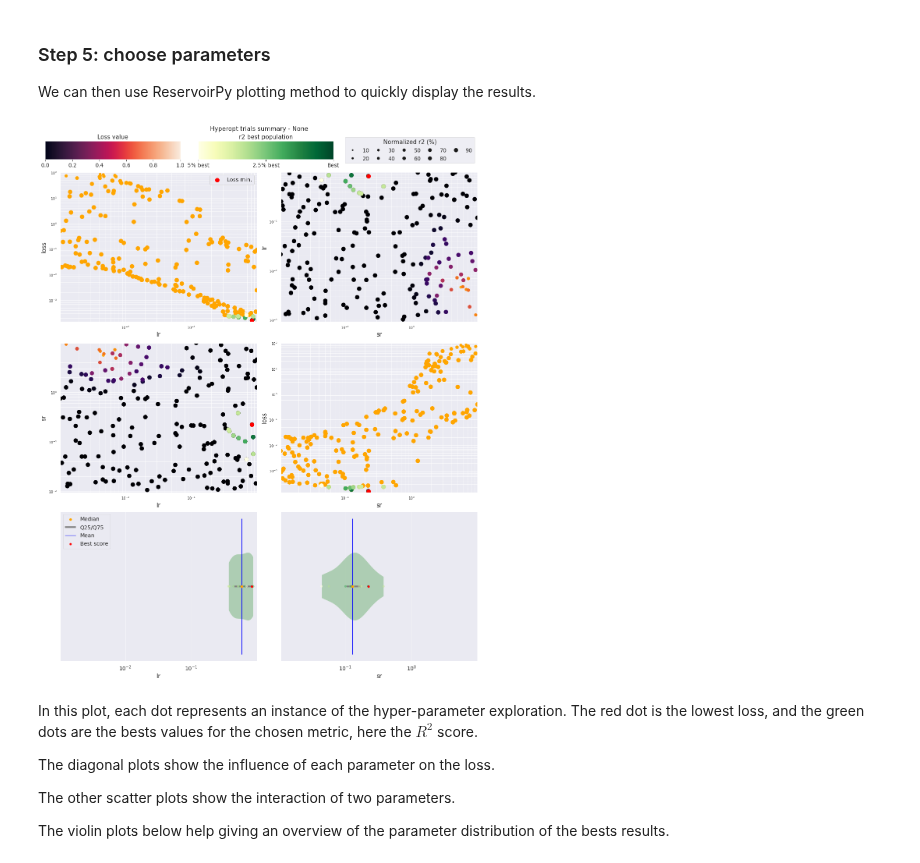
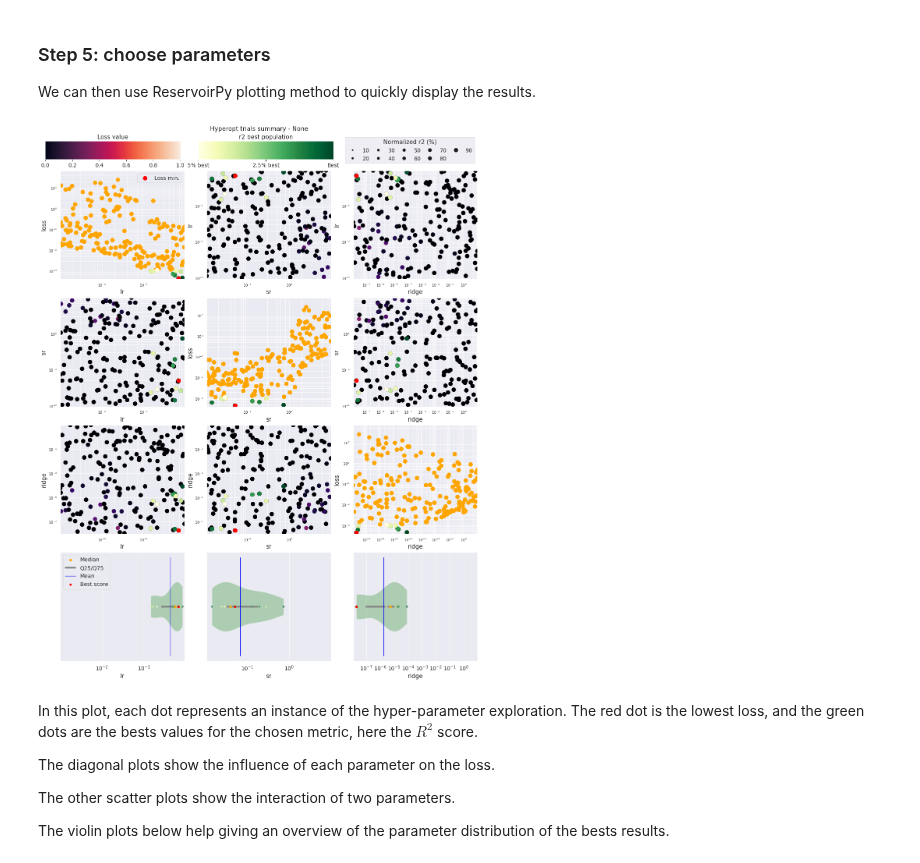
Before and after one commit to reservoirpy/reservoirpy, a Jupyter notebook: docs/source/user_guide/hyper.ipynb, the cells around one changed output. Saved outputs shown, nothing was run; the diff lists cells and outputs as text; code cells hidden in the pictures.

Commit message:
Doc: Added ridge exploration in the hyperparameter guide

```diff
--- a/docs/source/user_guide/hyper.ipynb
+++ b/docs/source/user_guide/hyper.ipynb
@@ -280,13 +280,13 @@ hyperopt_config = {
     "hp_max_evals": 200,              # the number of differents sets of parameters hyperopt has to try
     "hp_method": "random",            # the method used by hyperopt to chose those sets (see below)
     "seed": 42,                       # the random state seed, to ensure reproducibility
-    "instances_per_trial": 3,         # how many random ESN will be tried with each sets of parameters
+    "instances_per_trial": 5,         # how many random ESN will be tried with each sets of parameters
     "hp_space": {                     # what are the ranges of parameters explored
         "N": ["choice", 500],             # the number of neurons is fixed to 500
         "sr": ["loguniform", 1e-2, 10],   # the spectral radius is log-uniformly distributed between 1e-2 and 10
         "lr": ["loguniform", 1e-3, 1],    # idem with the leaking rate, from 1e-3 to 1
-        "input_scaling": ["choice", 0.9], # the input scaling is fixed
-        "ridge": ["choice", 1e-7],        # and so is the regularization parameter.
+        "input_scaling": ["choice", 1.0], # the input scaling is fixed
+        "ridge": ["loguniform", 1e-8, 1e1],        # and so is the regularization parameter.
         "seed": ["choice", 1234]          # an other random seed for the ESN initialization
     }
 }
@@ -336,9 +337,9 @@ best = research(objective, dataset, f"{hyperopt_config['exp']}.config.json", "."
 We can then use ReservoirPy plotting method to quickly display the results.
 # %%
 from reservoirpy.hyper import plot_hyperopt_report
-fig = plot_hyperopt_report(hyperopt_config["exp"], ("lr", "sr"), metric="r2")
+fig = plot_hyperopt_report(hyperopt_config["exp"], ("lr", "sr", "ridge"), metric="r2")
 # %% [output]
-[figure, old version]
+[figure, new version]
 # %% [markdown]
 In this plot, each dot represents an instance of the hyper-parameter exploration. The red dot is the lowest loss, and the green dots are the bests values for the chosen metric, here the $R^2$ score.
 
```
Also changed, not shown: parts of 2 cells of this notebook, 1 other file.
